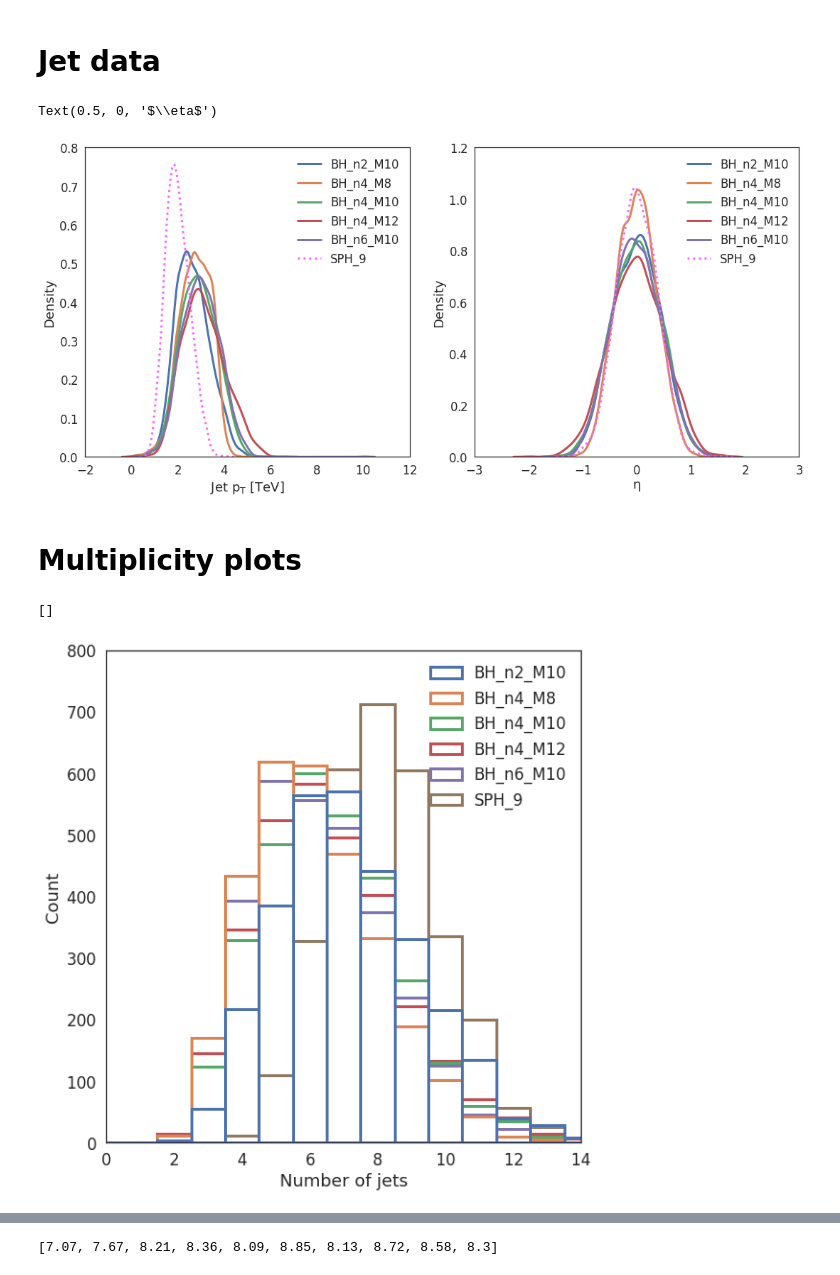
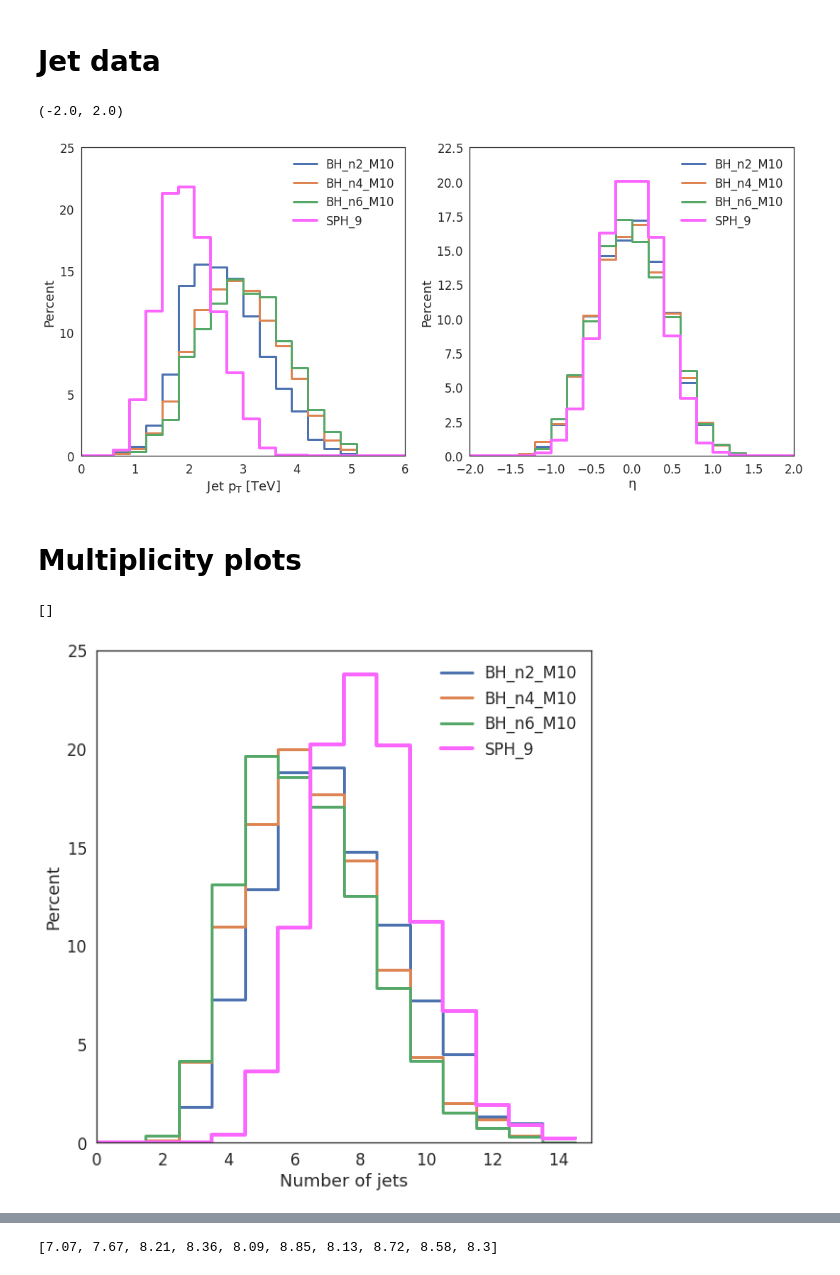
Before and after one commit to choisant/imcalML, a Jupyter notebook: notebooks/samples_analysis.ipynb, the cells around one changed output, grey strips where cells are left out. Saved outputs shown, nothing was run; the diff lists cells and outputs as text; code cells hidden in the pictures.

```diff
--- a/notebooks/samples_analysis.ipynb
+++ b/notebooks/samples_analysis.ipynb
@@ -23,17 +23,20 @@ from imcal import *
 DATA_TYPE = "high-level"
 CUT = True
 
-BH_LABELS = ["BH_n2_M10", "BH_n4_M8", "BH_n4_M10", "BH_n4_M12", "BH_n6_M10"]
+BH_LABELS = ["BH_n2_M10", "BH_n4_M10", "BH_n6_M10"]
+#BH_LABELS = ["BH_n4_M8", "BH_n4_M10", "BH_n4_M12"]
 N_BH_LABELS = len(BH_LABELS)
 SPH_LABELS = ["PP13-Sphaleron-THR9-FRZ15-NB0-NSUBPALL"]
 N_SPH_LABELS = len(SPH_LABELS)
 LABELS = ["PP13-Sphaleron-THR9-FRZ15-NB0-NSUBPALL"] + BH_LABELS
 SPH_PLOT_LABELS = ["SPH_9"]
-BH_PLOT_LABELS = ["BH_n2_M10", "BH_n4_M8", "BH_n4_M10", "BH_n4_M12", "BH_n6_M10"]
+BH_PLOT_LABELS = BH_LABELS
+
 print(LABELS)
 
 if CUT:
-    BH_N_EVENTS = [6000, 15000, 15000, 15000, 7000]
+    BH_N_EVENTS = [6000, 15000, 7000]
+    #BH_N_EVENTS = [15000, 15000, 15000]
     SPH_N_EVENTS = [20000]
     N_EVENTS = 3000
     N_MIN = 5
@@ -160,25 +164,29 @@ sph_jets, n_sph_jets, sph_jet1_PT, sph_jet1_eta = jet_data(sph_jets)
 #jet information
 fig, ax = plt.subplots(ncols=2, figsize=(18,8))
 for i in range(N_BH_LABELS):
-    sn.kdeplot(BH_jet1_PT[i], ls=line_styles[i], label=BH_PLOT_LABELS[i], linewidth=3, ax = ax[0], color=bh_colors[i])
+    sn.histplot(BH_jet1_PT[i], label=BH_PLOT_LABELS[i], linewidth=3, ax = ax[0], color=bh_colors[i],
+                binrange=(0, 6), bins=20, fill=False, stat="percent", common_norm=False, element="step")
 for i in range(N_SPH_LABELS):
-    sn.kdeplot(sph_jet1_PT[i], ls='dotted', linewidth=3, label=SPH_PLOT_LABELS[i], ax = ax[0], color=sph_colors[i])
+    sn.histplot(sph_jet1_PT[i], linewidth=4, label=SPH_PLOT_LABELS[i], ax = ax[0], color=sph_colors[i],
+                binrange=(0, 6), bins=20, fill=False, stat="percent", common_norm=False, element="step")
 
 ax[0].legend()
 ax[0].set_xlabel(r"Jet $p_{T}$ [TeV]")
-#ax[0].set_xlim(0, 6000)
+ax[0].set_xlim(0, 6)
 
 for i in range(N_BH_LABELS):
-    sn.kdeplot(BH_jet1_eta[i], ls=line_styles[i], label=BH_PLOT_LABELS[i], linewidth=3, ax = ax[1], color=bh_colors[i])
+    sn.histplot(BH_jet1_eta[i], label=BH_PLOT_LABELS[i], linewidth=3, ax = ax[1], color=bh_colors[i],
+                binrange=(-2, 2), bins=20, fill=False, stat="percent", common_norm=False, element="step", alpha=1)
 for i in range(N_SPH_LABELS):
-    sn.kdeplot(sph_jet1_eta[i], ls='dotted', label=SPH_PLOT_LABELS[i], ax = ax[1], linewidth=3, color=sph_colors[i])
+    sn.histplot(sph_jet1_eta[i], label=SPH_PLOT_LABELS[i], ax = ax[1], linewidth=4, color=sph_colors[i],
+                binrange=(-2, 2), bins=20, fill=False, stat="percent", common_norm=False, element="step", alpha=1)
 
 ax[1].legend()
 ax[1].set_xlabel(r"$\eta$")
-#ax[1].set_xlim(-5, 5)
+ax[1].set_xlim(-2, 2)
 # %% [output]
-Text(0.5, 0, '$\\eta$')
+(-2.0, 2.0)
-[figure, old version]
+[figure, new version]
 # %% [markdown]
 # Multiplicity plots
 # %%
@@ -199,16 +207,24 @@ n_sph_photons, n_sph_electrons, n_sph_muons_neg, n_sph_muons_pos, n_sph_muons =
 # %%
 #jet multiplicity
 fig, ax = plt.subplots(nrows=1, ncols=1, figsize=(8, 8), layout="constrained")
-sn.histplot(dict(zip(BH_PLOT_LABELS + SPH_PLOT_LABELS, n_BH_jets + n_sph_jets)), ax = ax, binwidth=1.0, binrange=[-0.5, 14.5],
-            multiple="layer", stat="count", linewidth=3, fill=False, palette=paper_colors)
+#sn.histplot(dict(zip(BH_PLOT_LABELS + SPH_PLOT_LABELS, n_BH_jets + n_sph_jets)), ax = ax, binwidth=1.0, binrange=[-0.5, 14.5],
+#            multiple="layer", linewidth=3, alpha=1, palette=paper_colors, bins=15, fill=False, stat="percent", element="step", common_norm=False)
+
+for i in range(N_BH_LABELS):
+    sn.histplot(n_BH_jets[i], label=BH_PLOT_LABELS[i], linewidth=3, ax = ax, color=bh_colors[i],
+                binwidth=1.0, binrange=[-0.5, 14.5], bins=15, fill=False, stat="percent", common_norm=False, element="step")
+for i in range(N_SPH_LABELS):
+    sn.histplot(n_sph_jets[i], linewidth=4, label=SPH_PLOT_LABELS[i], ax = ax, color=sph_colors[i],
+                binwidth=1.0, binrange=[-0.5, 14.5], bins=15, fill=False, stat="percent", common_norm=False, element="step")
 
 ax.set_xlabel("Number of jets")
-ax.set_xlim(0, 14)
+ax.set_xlim(0, 15)
+ax.legend()
 
 plt.plot()
 # %% [output]
 []
-[figure, old version]
+[figure, new version]
 # %%
 #jet multiplicity
 fig, ax = plt.subplots(ncols=1, figsize=(10,10))
```
Also changed, not shown: parts of 14 cells of this notebook, 19 other files.
